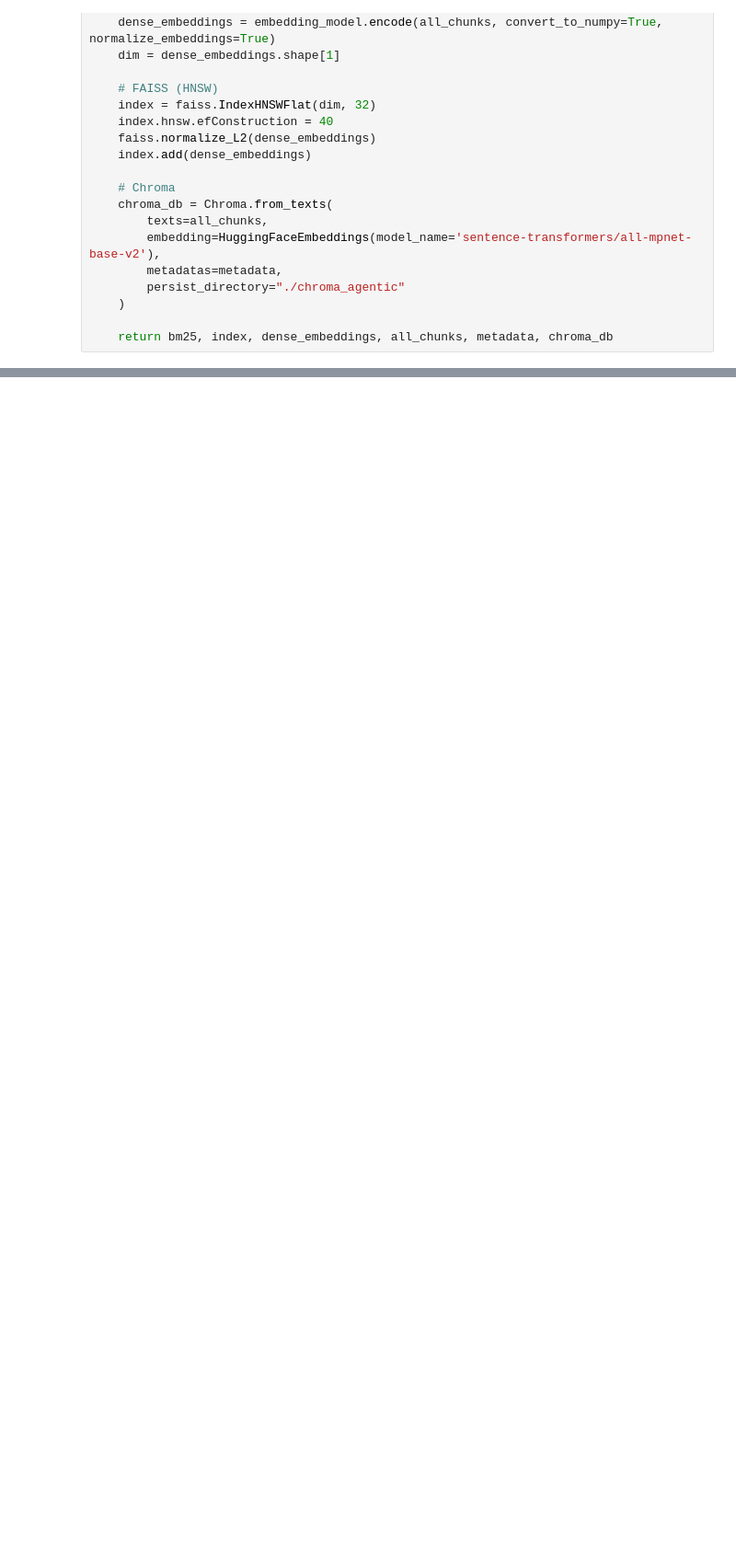
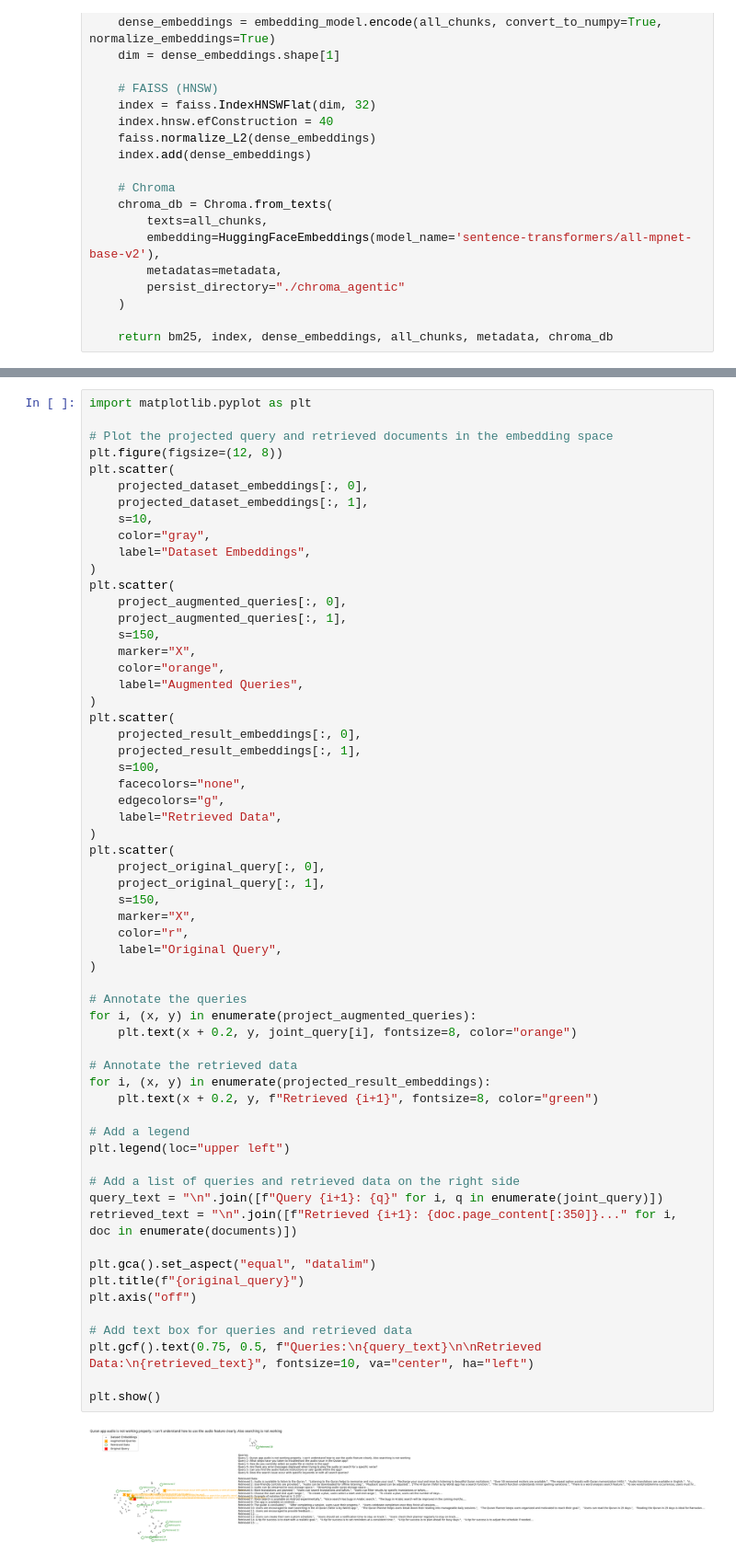
Before and after one commit to TahlilMahfuz/RAG_Implementation, a Jupyter notebook: RAG_KnowledgeBase/ModifiedRetriver.ipynb, the cells around one changed output, grey strips where cells are left out. Shown at 92% size. Cells and saved outputs as stored; diff of their text form; blank space fills up the shorter version.

```diff
--- a/RAG_KnowledgeBase/ModifiedRetriver.ipynb
+++ b/RAG_KnowledgeBase/ModifiedRetriver.ipynb
@@ -438,0 +740,62 @@ print("Generated Response:\n", response)
+# %%
+import matplotlib.pyplot as plt
+
+# Plot the projected query and retrieved documents in the embedding space
+plt.figure(figsize=(12, 8))
+plt.scatter(
+    projected_dataset_embeddings[:, 0],
+    projected_dataset_embeddings[:, 1],
+    s=10,
+    color="gray",
+    label="Dataset Embeddings",
+)
+plt.scatter(
+    project_augmented_queries[:, 0],
+    project_augmented_queries[:, 1],
+    s=150,
+    marker="X",
+    color="orange",
+    label="Augmented Queries",
+)
+plt.scatter(
+    projected_result_embeddings[:, 0],
+    projected_result_embeddings[:, 1],
+    s=100,
+    facecolors="none",
+    edgecolors="g",
+    label="Retrieved Data",
+)
+plt.scatter(
+    project_original_query[:, 0],
+    project_original_query[:, 1],
+    s=150,
+    marker="X",
+    color="r",
+    label="Original Query",
+)
+
+# Annotate the queries
+for i, (x, y) in enumerate(project_augmented_queries):
+    plt.text(x + 0.2, y, joint_query[i], fontsize=8, color="orange")
+
+# Annotate the retrieved data
+for i, (x, y) in enumerate(projected_result_embeddings):
+    plt.text(x + 0.2, y, f"Retrieved {i+1}", fontsize=8, color="green")
+
+# Add a legend
+plt.legend(loc="upper left")
+
+# Add a list of queries and retrieved data on the right side
+query_text = "\n".join([f"Query {i+1}: {q}" for i, q in enumerate(joint_query)])
+retrieved_text = "\n".join([f"Retrieved {i+1}: {doc.page_content[:350]}..." for i, doc in enumerate(documents)])
+
+plt.gca().set_aspect("equal", "datalim")
+plt.title(f"{original_query}")
+plt.axis("off")
+
+# Add text box for queries and retrieved data
+plt.gcf().text(0.75, 0.5, f"Queries:\n{query_text}\n\nRetrieved Data:\n{retrieved_text}", fontsize=10, va="center", ha="left")
+
+plt.show()
+# %% [output]
+[figure, added]
```
Also changed, not shown: parts of 17 cells of this notebook.
